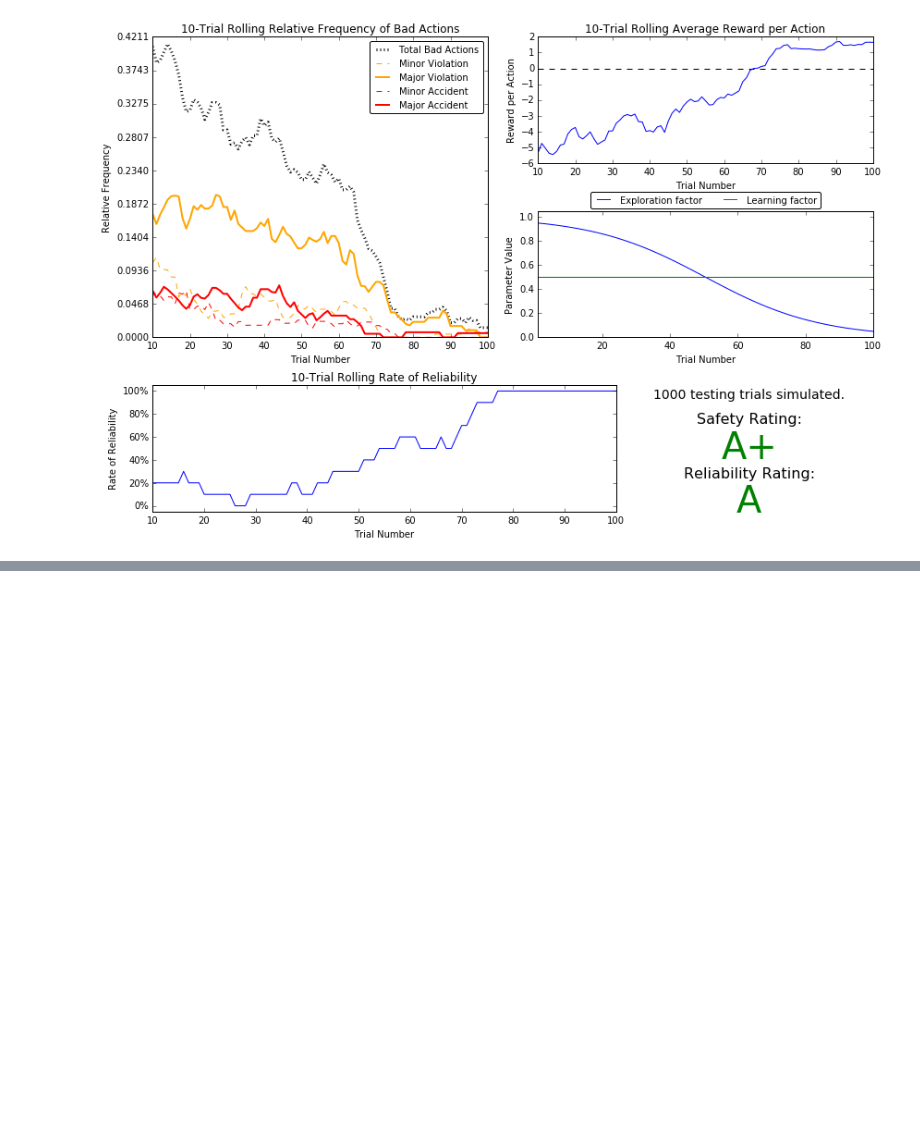
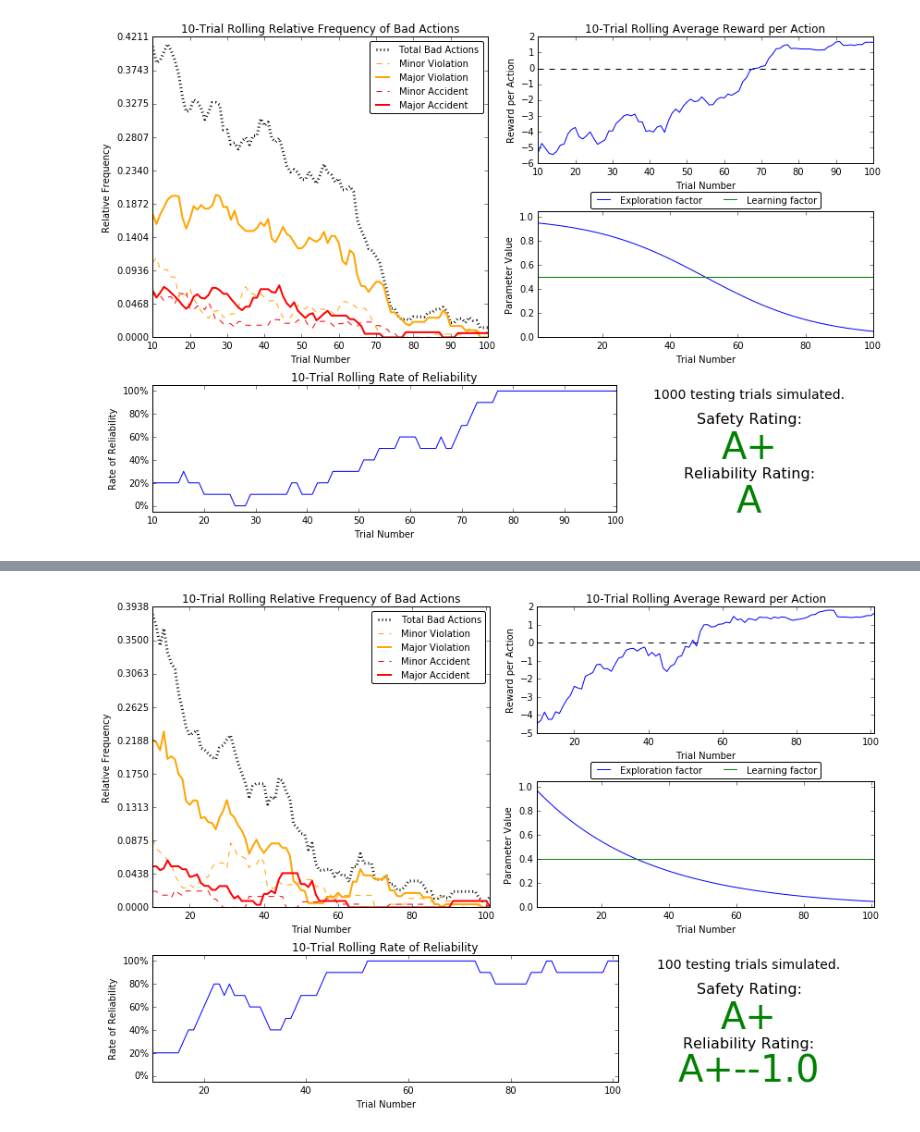
Before and after one commit to alextrickey/smartcab, a Jupyter notebook: Round2Tests.ipynb, the cells around one changed output, grey strips where cells are left out. Drawn from its saved outputs; the diff is of its cells as text; code cells hidden in the pictures; blank space fills up the shorter version.

```diff
--- a/Round2Tests.ipynb
+++ b/Round2Tests.ipynb
@@ -78,0 +91,5 @@ vs.plot_trials('sim_improved-learning.csv')
+# %%
+#Exponential; alpha = 0.4; 100 trials
+vs.plot_trials('sim_improved-learning.csv')
+# %% [output]
+[figure, added]
```
Also changed, not shown: parts of 7 cells of this notebook, 1 other file.
